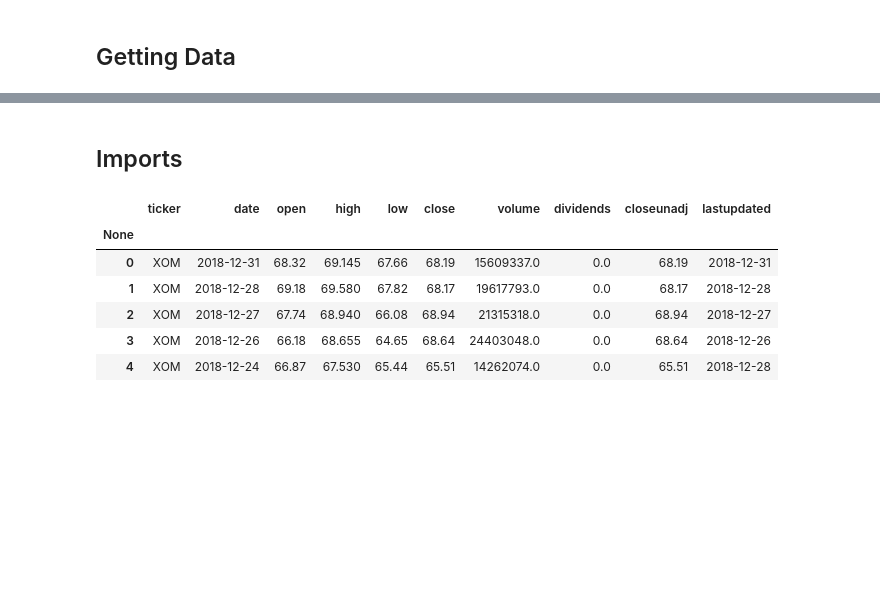
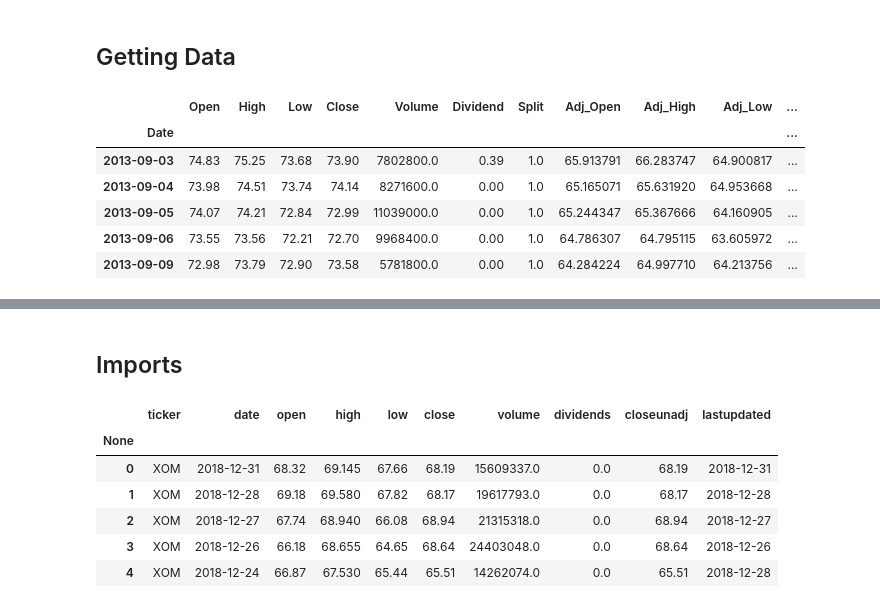
Before and after one commit to shreyashrawat/Parallel_Stocks, a Jupyter notebook: Try.ipynb, the cells around one changed output, grey strips where cells are left out. Saved outputs shown, nothing was run; the diff lists cells and outputs as text; code cells hidden in the pictures; blank space fills up the shorter version.

```diff
--- a/Try.ipynb
+++ b/Try.ipynb
@@ -6,0 +6,10 @@ data = quandl.get_table("SHARADAR/SEP", paginate=True)
+# %%
+data2.head()
+# %% [output]
+|  | Open | High | Low | Close | Volume | Dividend | Split | Adj_Open | Adj_High | Adj_Low | ... |
+| Date |  |  |  |  |  |  |  |  |  |  | ... |
+| 2013-09-03 | 74.83 | 75.25 | 73.68 | 73.90 | 7802800.0 | 0.39 | 1.0 | 65.913791 | 66.283747 | 64.900817 | ... |
+| 2013-09-04 | 73.98 | 74.51 | 73.74 | 74.14 | 8271600.0 | 0.00 | 1.0 | 65.165071 | 65.631920 | 64.953668 | ... |
+| 2013-09-05 | 74.07 | 74.21 | 72.84 | 72.99 | 11039000.0 | 0.00 | 1.0 | 65.244347 | 65.367666 | 64.160905 | ... |
+| 2013-09-06 | 73.55 | 73.56 | 72.21 | 72.70 | 9968400.0 | 0.00 | 1.0 | 64.786307 | 64.795115 | 63.605972 | ... |
+| 2013-09-09 | 72.98 | 73.79 | 72.90 | 73.58 | 5781800.0 | 0.00 | 1.0 | 64.284224 | 64.997710 | 64.213756 | ... |
```
Also changed, not shown: parts of 26 cells of this notebook.
